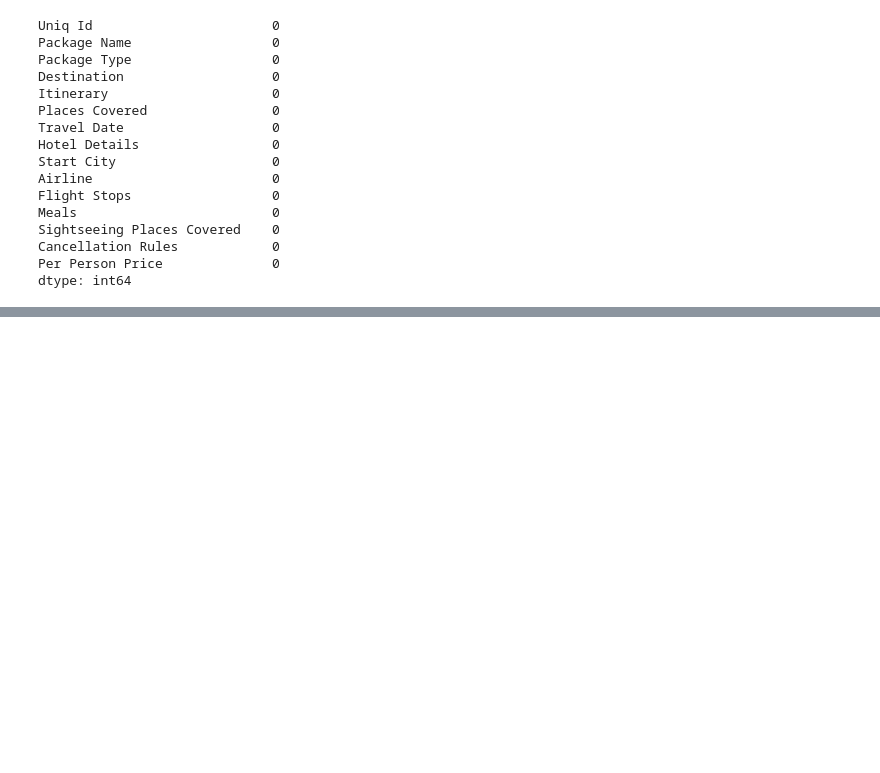
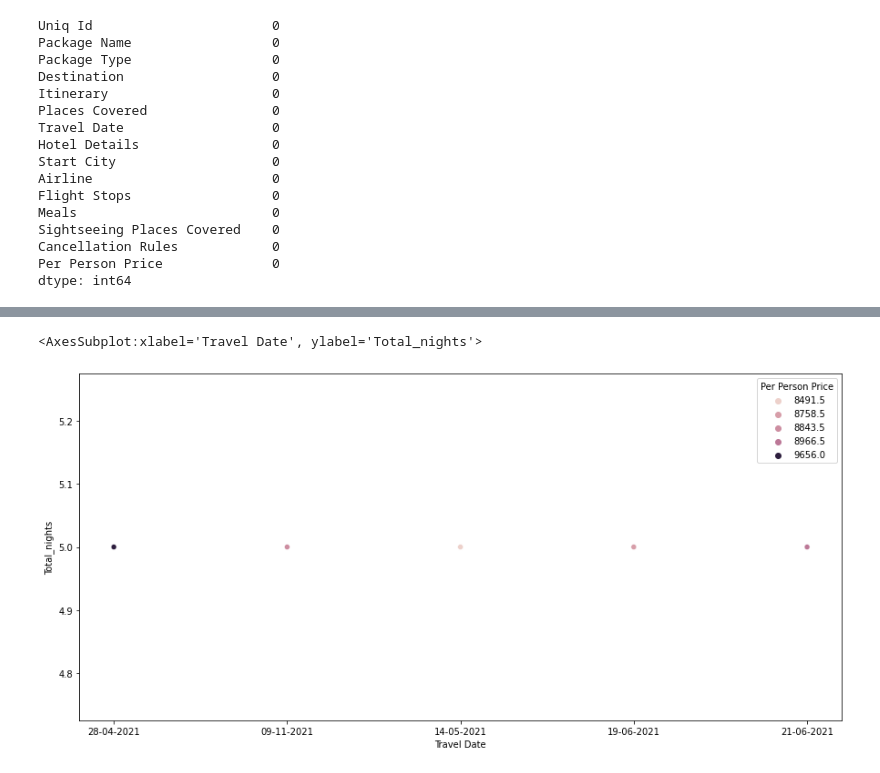
Before and after one commit to GGC17/machinehack_travels, a Jupyter notebook: travel_eda.ipynb, the cells around one changed output, grey strips where cells are left out. Cells and saved outputs as stored; diff of their text form; code cells hidden in the pictures; blank space fills up the shorter version.

```diff
--- a/travel_eda.ipynb
+++ b/travel_eda.ipynb
@@ -166,0 +192,4 @@ X_train[cont_var]
+# %%
+# Drop column of Places Covered and Date Travel column to date_time
+X_train.drop(columns='Places Covered', inplace=True)
+X_train['Travel Date'] = pd.to_datetime(X_train['Travel Date'])
@@ -166,0 +200,26 @@ X_train[cont_var]
+# %%
+def prepare_dest_airline_sight_hotel(df, columns):
+
+    for column in df[columns]:
+        # Empty list for the number of occurances in each column
+        max_column = []
+
+        # Split by the separator
+        df[f'{column}_split'] = df[column].str.split('|')
+
+        # Know the maximum lenght presented on the list created
+        for i in df[f'{column}_split']:
+            max_column.append(len(i))
+        max_lenght = max(max_column)
+
+        # Create new columns for each of destination, airlines, sigtseeings and hotels
+        for n in range(0, max_lenght):
+            df[f'{column}_{n+1}'] = df[column].str.split('|', expand=True)[n]
+
+        # Drop original column and Column_split
+        df.drop(columns=[column, f'{column}_split'], inplace=True)
+
+        # Fill null values with 0
+        df.fillna(0, inplace = True)
+
+    return df
@@ -166,0 +261,4 @@ X_train[cont_var]
+# %%
+X_train = prepare_dest_airline_sight_hotel(X_train, ['Destination', 'Airline', 'Sightseeing Places Covered', 'Hotel Details'])
+# %%
+X_train = itinerary(X_train)
@@ -166,0 +275,12 @@ X_train[cont_var]
+# %%
+# Let's see if it makes sense to create a colums of the season of the year. Usually travels are more expensive in the summer.
+# Lets compare the same packages
+temp_ = X_train.join(y_train)
+temp = temp_[temp_['Package Name'] == 'Best of South India (Hotel & Car) - Value Added']
+
+# See when people will travel the most and if it is more expensive due to the season
+plt.figure(figsize=(15,7))
+sns.scatterplot(temp['Travel Date'], temp['Total_nights'], temp['Per Person Price'])
+# %% [output]
+<AxesSubplot:xlabel='Travel Date', ylabel='Total_nights'>
+[figure, added]
```
Also changed, not shown: parts of 19 cells of this notebook.
